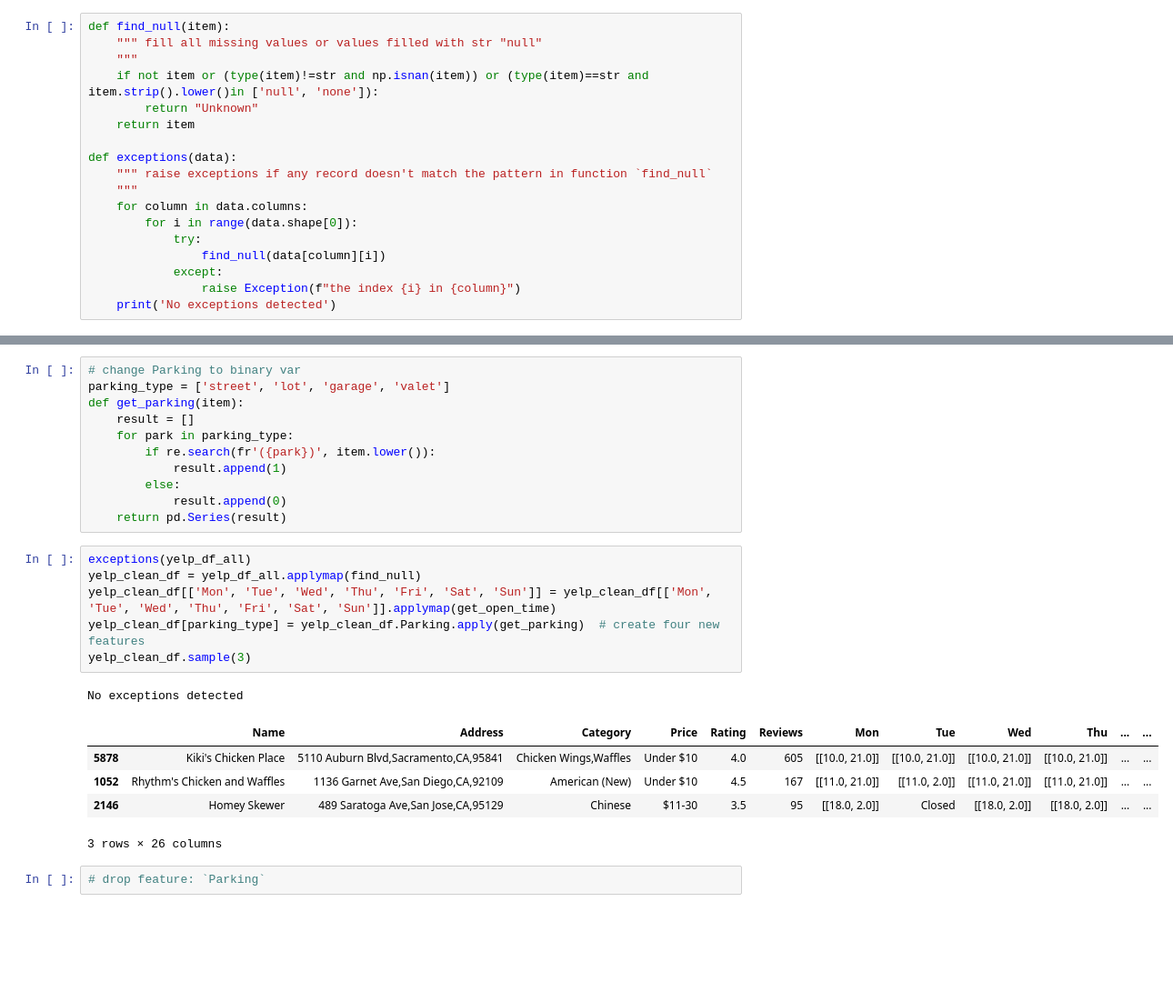
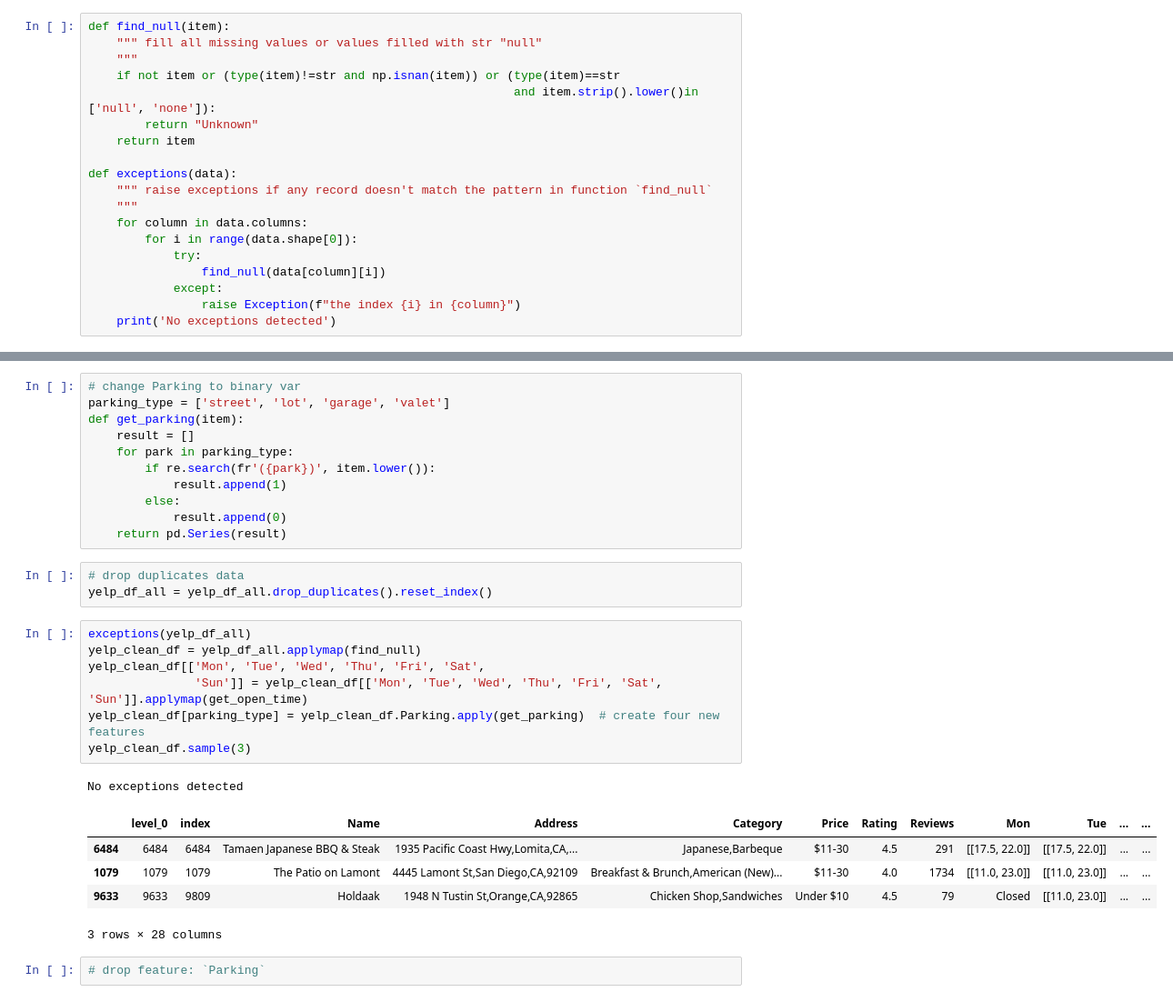
Before and after one commit to Chenghan-Sun/AdvDS-Analysis, a Jupyter notebook: Notebooks/Main_notebook.ipynb, the cells around one changed output, grey strips where cells are left out. Shown at 91% size. Saved outputs shown, nothing was run; the diff lists cells and outputs as text; blank space fills up the shorter version.

```diff
--- a/Notebooks/Main_notebook.ipynb
+++ b/Notebooks/Main_notebook.ipynb
@@ -369,7 +318,8 @@ number of columns (features) = 22
 def find_null(item):
     """ fill all missing values or values filled with str "null"
     """
-    if not item or (type(item)!=str and np.isnan(item)) or (type(item)==str and item.strip().lower()in ['null', 'none']):
+    if not item or (type(item)!=str and np.isnan(item)) or (type(item)==str
+                                                            and item.strip().lower()in ['null', 'none']):
         return "Unknown"
     return item
 
@@ -416,19 +366,23 @@ def get_parking(item):
         else:
             result.append(0)
     return pd.Series(result)
+# %%
+# drop duplicates data
+yelp_df_all = yelp_df_all.drop_duplicates().reset_index()
 # %%
 exceptions(yelp_df_all)
 yelp_clean_df = yelp_df_all.applymap(find_null)
-yelp_clean_df[['Mon', 'Tue', 'Wed', 'Thu', 'Fri', 'Sat', 'Sun']] = yelp_clean_df[['Mon', 'Tue', 'Wed', 'Thu', 'Fri', 'Sat', 'Sun']].applymap(get_open_time)
+yelp_clean_df[['Mon', 'Tue', 'Wed', 'Thu', 'Fri', 'Sat',
+               'Sun']] = yelp_clean_df[['Mon', 'Tue', 'Wed', 'Thu', 'Fri', 'Sat', 'Sun']].applymap(get_open_time)
 yelp_clean_df[parking_type] = yelp_clean_df.Parking.apply(get_parking)  # create four new features
 yelp_clean_df.sample(3)
 # %% [output]
 No exceptions detected
-|  | Name | Address | Category | Price | Rating | Reviews | Mon | Tue | Wed | Thu | ... | ... |
-| 5878 | Kiki's Chicken Place | 5110 Auburn Blvd,Sacramento,CA,95841 | Chicken Wings,Waffles | Under $10 | 4.0 | 605 | [[10.0, 21.0]] | [[10.0, 21.0]] | [[10.0, 21.0]] | [[10.0, 21.0]] | ... | ... |
-| 1052 | Rhythm's Chicken and Waffles | 1136 Garnet Ave,San Diego,CA,92109 | American (New) | Under $10 | 4.5 | 167 | [[11.0, 21.0]] | [[11.0, 2.0]] | [[11.0, 21.0]] | [[11.0, 21.0]] | ... | ... |
-| 2146 | Homey Skewer | 489 Saratoga Ave,San Jose,CA,95129 | Chinese | $11-30 | 3.5 | 95 | [[18.0, 2.0]] | Closed | [[18.0, 2.0]] | [[18.0, 2.0]] | ... | ... |
+|  | level_0 | index | Name | Address | Category | Price | Rating | Reviews | Mon | Tue | ... | ... |
+| 6484 | 6484 | 6484 | Tamaen Japanese BBQ & Steak | 1935 Pacific Coast Hwy,Lomita,CA,... | Japanese,Barbeque | $11-30 | 4.5 | 291 | [[17.5, 22.0]] | [[17.5, 22.0]] | ... | ... |
+| 1079 | 1079 | 1079 | The Patio on Lamont | 4445 Lamont St,San Diego,CA,92109 | Breakfast & Brunch,American (New)... | $11-30 | 4.0 | 1734 | [[11.0, 23.0]] | [[11.0, 23.0]] | ... | ... |
+| 9633 | 9633 | 9809 | Holdaak | 1948 N Tustin St,Orange,CA,92865 | Chicken Shop,Sandwiches | Under $10 | 4.5 | 79 | Closed | [[11.0, 23.0]] | ... | ... |
-3 rows × 26 columns
+3 rows × 28 columns
 # %%
 # drop feature: `Parking`
 # %%
```
Also changed, not shown: parts of 30 cells of this notebook.
